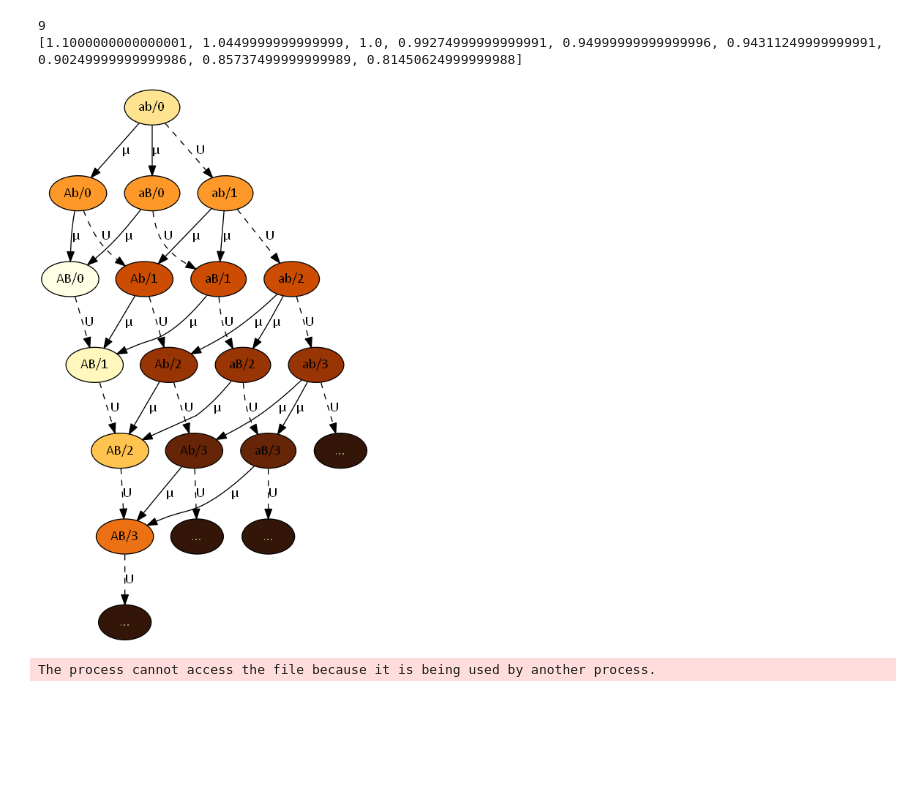
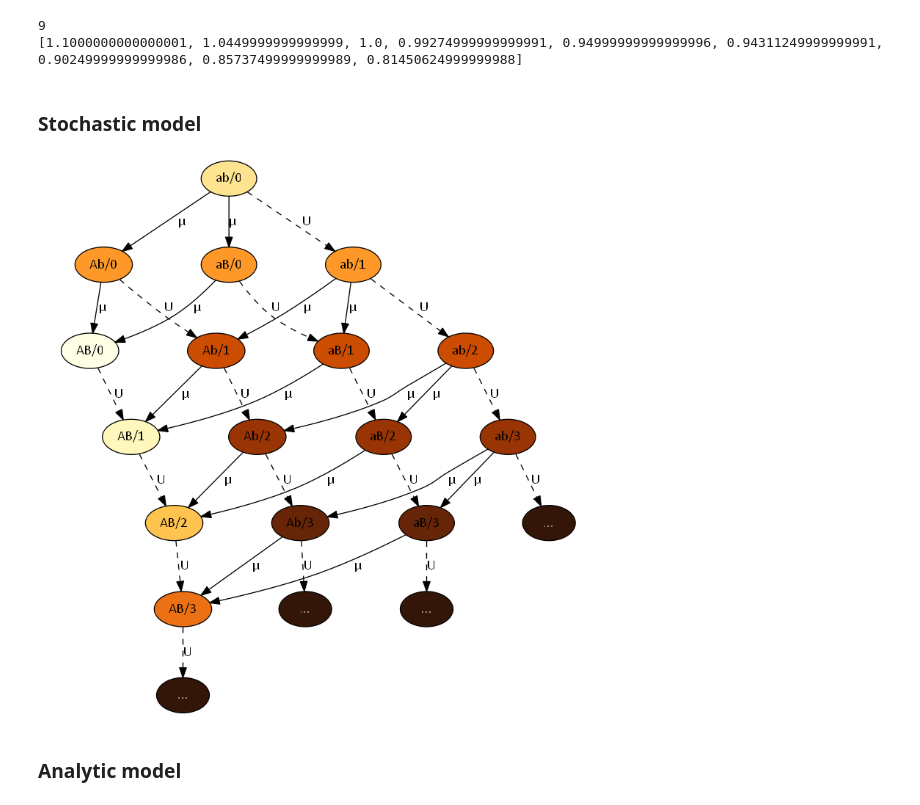
Before and after one commit to yoavram/GRC2013, a Jupyter notebook: figures.ipynb, the cells around one changed output. Saved outputs shown, nothing was run; the diff lists cells and outputs as text; code cells hidden in the pictures; blank space fills up the shorter version.

Commit message:
colorbar and analytic model

```diff
--- a/figures.ipynb
+++ b/figures.ipynb
@@ -244,41 +244,44 @@ for g in genotypes:
 # %% [output]
 9
 [1.1000000000000001, 1.0449999999999999, 1.0, 0.99274999999999991, 0.94999999999999996, 0.94311249999999991, 0.90249999999999986, 0.85737499999999989, 0.81450624999999988]
+# %% [markdown]
+### Stochastic model
 # %%
 graph = pydot.Dot(graph_type='digraph',strict=True)
 for g in genotypes:
     graph.add_node(g.to_node())
 
 for g in genotypes:
     if g.is_leaf():
         node = pydot.Node(g.name + '...')
         node.set_label('...')
         node.set_style('filled')
         node.set_fillcolor(colors[-1])
         node.set_fontcolor('#CCCC9A')
         node.set_fontname(fontname)
         graph.add_node(node)
         edge = pydot.Edge(g.to_node(), node)
         edge.set_label('U')
         edge.set_style('dashed')
         edge.set_fontname(fontname)
         graph.add_edge(edge)
     for gs in g.sons:
         edge = pydot.Edge(g.to_node(), gs.to_node())
         if g.name[:2] == gs.name[:2]:
             edge.set_label('U')
             edge.set_style('dashed')
 
         else:
             edge.set_label(u"\u03BC")
         edge.set_fontname(fontname)
         graph.add_edge(edge)
+graph.set_ratio(1)
 graph
 # %% [output]
-[figure, old version]
+[figure, new version]
 # %%
 graph.set_dpi(100)
 graph.write_png("fitness_landscape_stochastic_model.png")
 ! fitness_landscape_stochastic_model.png
-# %% [output]
-The process cannot access the file because it is being used by another process.
+# %% [markdown]
+### Analytic model
```
Also changed, not shown: parts of 8 cells of this notebook.
